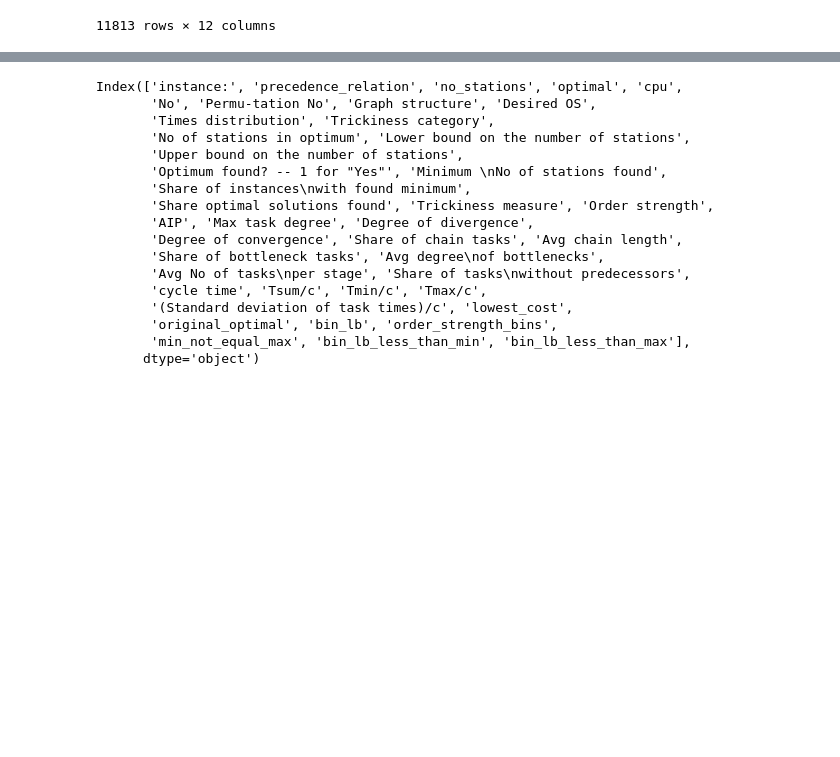
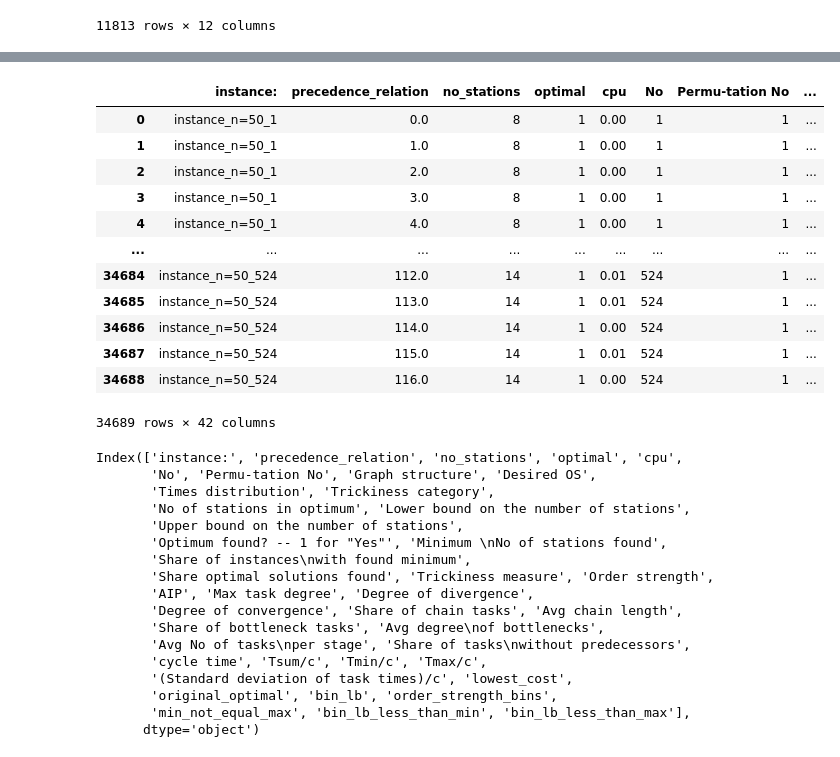
Before and after one commit to JosephThompson607/DADA, a Jupyter notebook: SALBP_solve.ipynb, the cells around one changed output, grey strips where cells are left out. Drawn from its saved outputs; the diff is of its cells as text; code cells hidden in the pictures; blank space fills up the shorter version.

```diff
--- a/SALBP_solve.ipynb
+++ b/SALBP_solve.ipynb
@@ -722,3 +815,19 @@ get_longest_chains_edges(G)
+# %%
+tasks_50
+# %% [output]
+|  | instance: | precedence_relation | no_stations | optimal | cpu | No | Permu-tation No | ... |
+| 0 | instance_n=50_1 | 0.0 | 8 | 1 | 0.00 | 1 | 1 | ... |
+| 1 | instance_n=50_1 | 1.0 | 8 | 1 | 0.00 | 1 | 1 | ... |
+| 2 | instance_n=50_1 | 2.0 | 8 | 1 | 0.00 | 1 | 1 | ... |
+| 3 | instance_n=50_1 | 3.0 | 8 | 1 | 0.00 | 1 | 1 | ... |
+| 4 | instance_n=50_1 | 4.0 | 8 | 1 | 0.00 | 1 | 1 | ... |
+| ... | ... | ... | ... | ... | ... | ... | ... | ... |
+| 34684 | instance_n=50_524 | 112.0 | 14 | 1 | 0.01 | 524 | 1 | ... |
+| 34685 | instance_n=50_524 | 113.0 | 14 | 1 | 0.01 | 524 | 1 | ... |
+| 34686 | instance_n=50_524 | 114.0 | 14 | 1 | 0.00 | 524 | 1 | ... |
+| 34687 | instance_n=50_524 | 115.0 | 14 | 1 | 0.01 | 524 | 1 | ... |
+| 34688 | instance_n=50_524 | 116.0 | 14 | 1 | 0.00 | 524 | 1 | ... |
+34689 rows × 42 columns
 # %%
 tasks_50.columns
 # %% [output]
```
Also changed, not shown: parts of 18 cells of this notebook, 2 other files.
